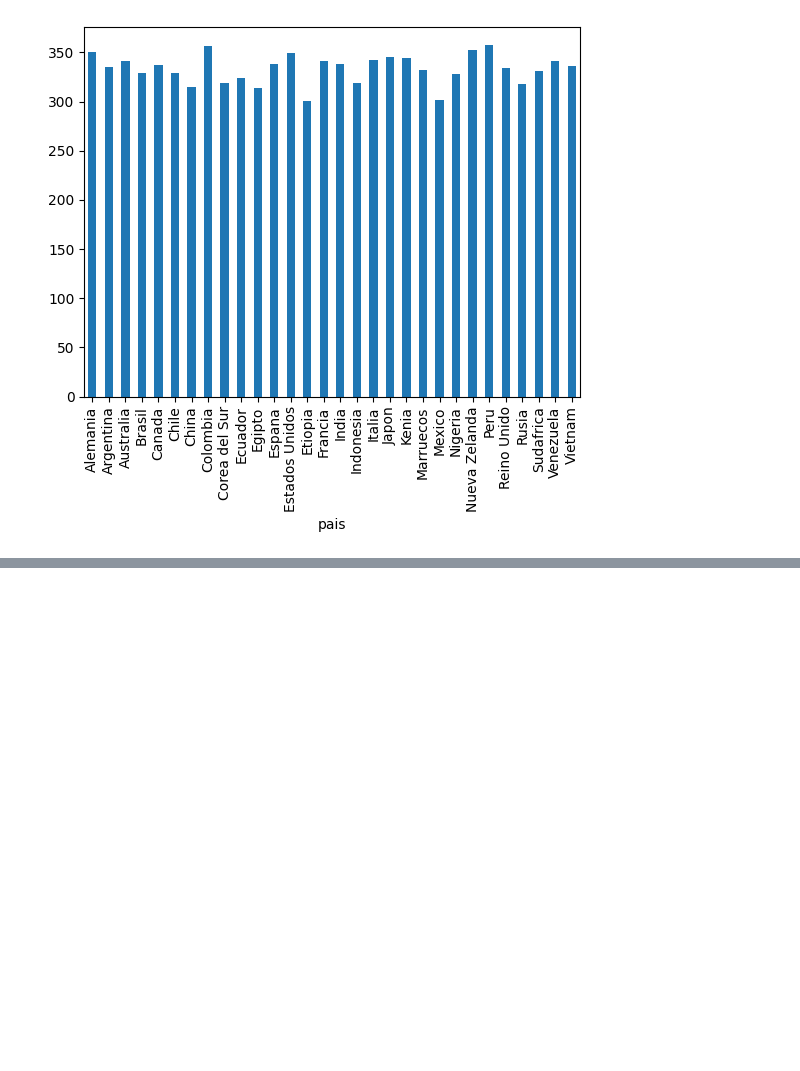
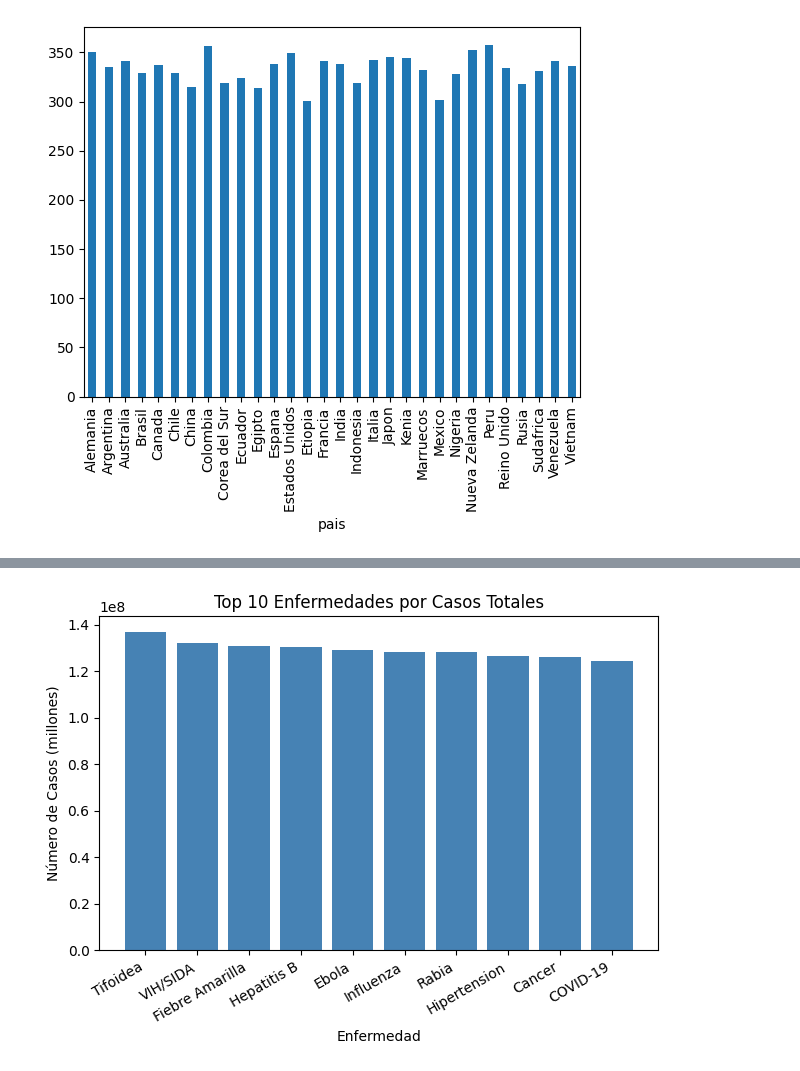
Before and after one commit to lmegas1/Practica1, a Jupyter notebook: Enfermedades.ipynb, the cells around one changed output, grey strips where cells are left out. Cells and saved outputs as stored; diff of their text form; code cells hidden in the pictures; blank space fills up the shorter version.

```diff
--- a/Enfermedades.ipynb
+++ b/Enfermedades.ipynb
@@ -134,0 +188,14 @@ data.groupby("pais").size().plot(kind="bar")
+# %%
+# Otra visualización del dataframe usando matplotlib
+# ── Top 10 enfermedades por casos totales
+top10 = data.groupby("nombre_enfermedad")["numero_casos"].sum().nlargest(10)
+
+plt.bar(top10.index, top10.values, color="steelblue")
+plt.xticks(rotation=30, ha="right")
+plt.title("Top 10 Enfermedades por Casos Totales")
+plt.xlabel("Enfermedad")
+plt.ylabel("Número de Casos (millones)")
+plt.tight_layout()
+plt.show()
+# %% [output]
+[figure, added]
```
Also changed, not shown: parts of 13 cells of this notebook.
